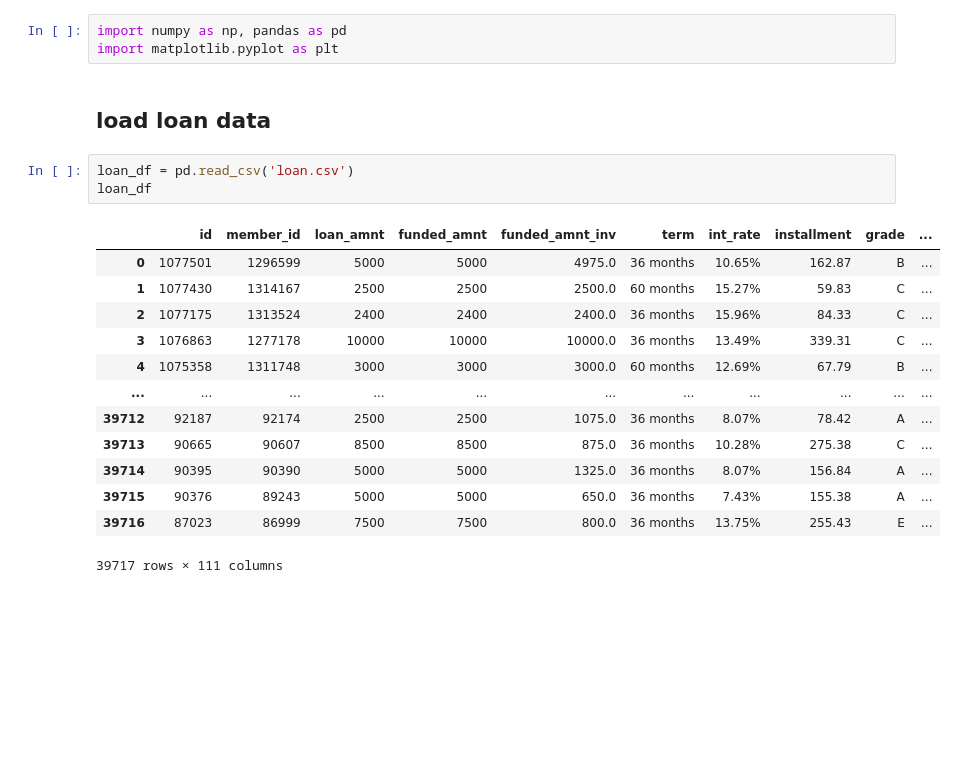
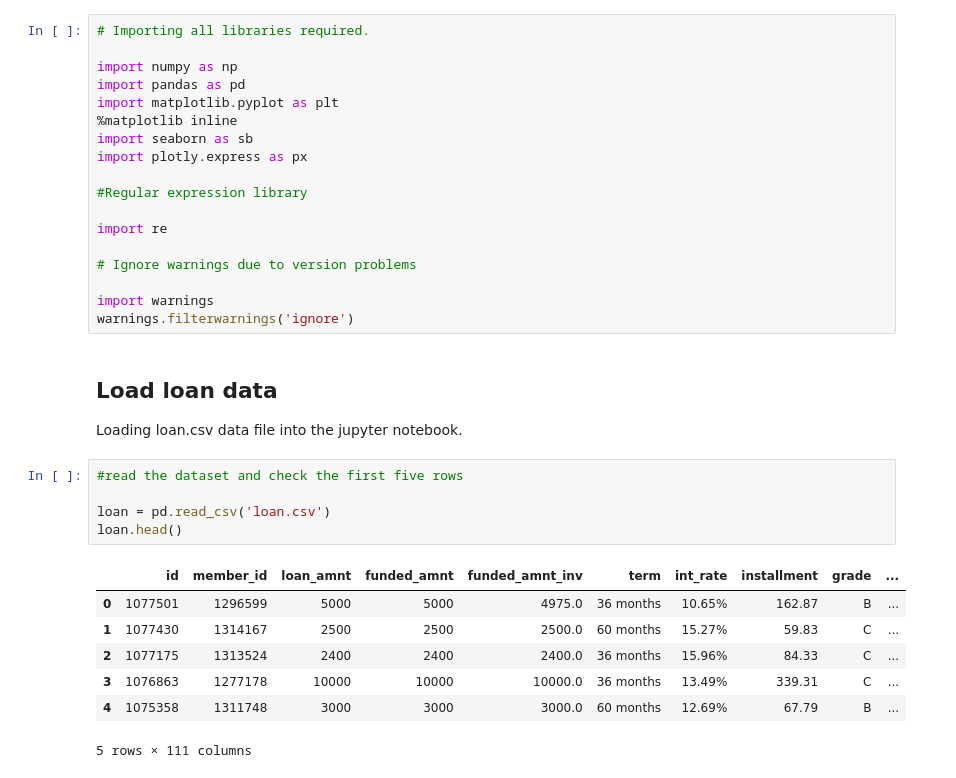
Before and after one commit to Rakesh459/groupcasestudyonloan, a Jupyter notebook: group case study loan.ipynb, the cells around one changed output. Cells and saved outputs as stored; diff of their text form; blank space fills up the shorter version.

```diff
--- a/group case study loan.ipynb
+++ b/group case study loan.ipynb
@@ -3,22 +29,34 @@
 # %%
-import numpy as np, pandas as pd
+# Importing all libraries required.
+
+import numpy as np
+import pandas as pd
 import matplotlib.pyplot as plt
+%matplotlib inline
+import seaborn as sb
+import plotly.express as px
+
+#Regular expression library
+
+import re
+
+# Ignore warnings due to version problems
+
+import warnings
+warnings.filterwarnings('ignore')
-# %% [markdown]
-## load loan data
+# %% [markdown]
+## Load loan data
+Loading loan.csv data file into the jupyter notebook.
 # %%
-loan_df = pd.read_csv('loan.csv')
-loan_df
+#read the dataset and check the first five rows
+
+loan = pd.read_csv('loan.csv')
+loan.head()
 # %% [output]
 |  | id | member_id | loan_amnt | funded_amnt | funded_amnt_inv | term | int_rate | installment | grade | ... |
 | 0 | 1077501 | 1296599 | 5000 | 5000 | 4975.0 | 36 months | 10.65% | 162.87 | B | ... |
 | 1 | 1077430 | 1314167 | 2500 | 2500 | 2500.0 | 60 months | 15.27% | 59.83 | C | ... |
 | 2 | 1077175 | 1313524 | 2400 | 2400 | 2400.0 | 36 months | 15.96% | 84.33 | C | ... |
 | 3 | 1076863 | 1277178 | 10000 | 10000 | 10000.0 | 36 months | 13.49% | 339.31 | C | ... |
 | 4 | 1075358 | 1311748 | 3000 | 3000 | 3000.0 | 60 months | 12.69% | 67.79 | B | ... |
-| ... | ... | ... | ... | ... | ... | ... | ... | ... | ... | ... |
-| 39712 | 92187 | 92174 | 2500 | 2500 | 1075.0 | 36 months | 8.07% | 78.42 | A | ... |
-| 39713 | 90665 | 90607 | 8500 | 8500 | 875.0 | 36 months | 10.28% | 275.38 | C | ... |
-| 39714 | 90395 | 90390 | 5000 | 5000 | 1325.0 | 36 months | 8.07% | 156.84 | A | ... |
-| 39715 | 90376 | 89243 | 5000 | 5000 | 650.0 | 36 months | 7.43% | 155.38 | A | ... |
-| 39716 | 87023 | 86999 | 7500 | 7500 | 800.0 | 36 months | 13.75% | 255.43 | E | ... |
-39717 rows × 111 columns
+5 rows × 111 columns
```
Also changed, not shown: parts of 82 cells of this notebook.
